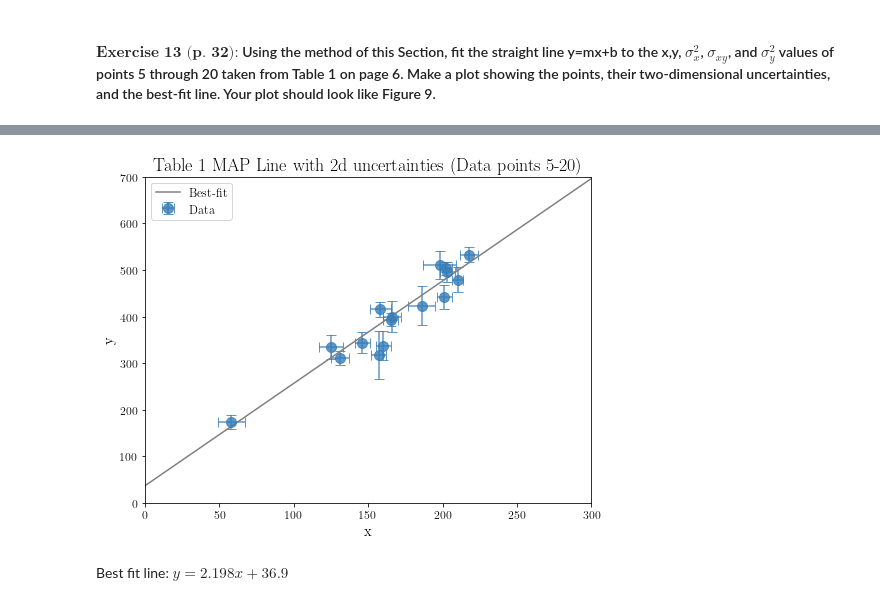
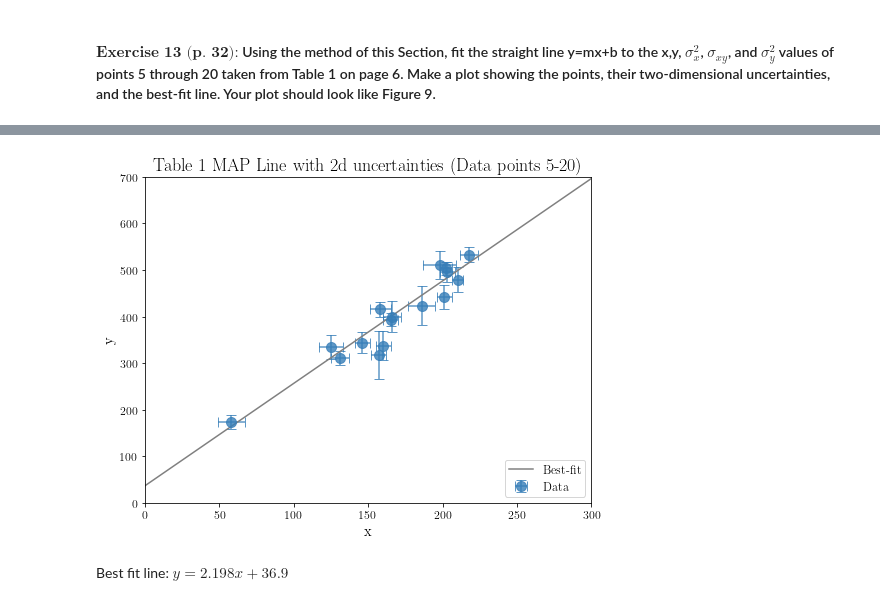
Before and after one commit to mwalder428/MiniProjects, a Jupyter notebook: data_analysis/FittingData2ModelEx.ipynb, the cells around one changed output, grey strips where cells are left out. Saved outputs shown, nothing was run; the diff lists cells and outputs as text; code cells hidden in the pictures.

```diff
--- a/data_analysis/FittingData2ModelEx.ipynb
+++ b/data_analysis/FittingData2ModelEx.ipynb
@@ -406,9 +406,9 @@ def lnlikelihood(params,*args,**kwargs):
         return -np.inf
 
     #likelihood equation (combination of 2 gaussians)
-    #if completing exercise 7, rerun this cell but replate sigma_y with sigma_y2 array
-    straightline = (1-Pb)*np.exp(-(y - m*x - b)**2./(2.*sigma_y**2.))/np.sqrt(2.*np.pi*sigma_y**2.)
-    outliers = Pb*np.exp(-(y - Yb)**2./(2.*(Vb + sigma_y**2.)))/np.sqrt(2.*np.pi*(Vb + sigma_y**2.))
+    #if completing exercise 7, rerun this cell but replace sigma_y with sigma_y2 array
+    straightline = (1-Pb)*np.exp(-(y - m*x - b)**2./(2.*sigma_y2**2.))/np.sqrt(2.*np.pi*sigma_y2**2.)
+    outliers = Pb*np.exp(-(y - Yb)**2./(2.*(Vb + sigma_y2**2.)))/np.sqrt(2.*np.pi*(Vb + sigma_y2**2.))
     lnlhood = np.sum(np.log(straightline + outliers))
 
     #return sum of prior and likelihood
@@ -443,7 +443,8 @@ array([  0.90453368,  79.17051423, 321.888339  ,   1.83266994,
 #mcmc package of choice is emcee which was imported in the first cell
 #following the instructions given in its documentation
 #create a filename to store the chains from the MCMC sample in an hdf5 file
-filename = "/insert/path/here/ex6.h5"
+#filename = "/home/madisonwalder/data_analysis/ex6.h5"   #for ex6
+filename = "/home/madisonwalder/data_analysis/ex7.h5"   #for ex7
 
 #stores chain produced by mcmc in HDF5 file
 backend = emcee.backends.HDFBackend(filename)
@@ -906,6 +907,6 @@ array([ 1.84675585, 41.16898385])
 # %%
 #look at emcee documentation
-filename = "/insert/path/here/ex13.h5"
+filename = "/home/madisonwalder/data_analysis/ex13.h5"
 
 #stores chain produced by mcmc in HDF5 file
 backend = emcee.backends.HDFBackend(filename)
@@ -941,36 +942,36 @@ b_maxL = np.unique(b_maxL)
 # %%
 #now plot!
 #set up the figure
 fig, ax = plt.subplots(1, 1, figsize=(8,6))
 fig.set_facecolor('white')
 
 #set fontsizes
 plt.xticks(fontsize=tick_label_size)
 plt.yticks(fontsize=tick_label_size)
 ax.set_xlabel(r"x", fontsize = label_size)
 ax.set_ylabel(r"y", fontsize = label_size)
 ax.set_title(r'Table 1 MAP Line with 2d uncertainties (Data points 5-20) ', fontsize = title_size)
 
 #set x and y limits
 ax.set_xlim(0,300)
 ax.set_ylim(0,700)
 
 #create array of x values for the line to extend beyond the data
 x_line = np.linspace(0, 300)
 
 #plot the data points
 ax.errorbar(x[4:], y[4:], fmt = 'o', yerr=sigma_y[4:], xerr = sigma_x[4:], markersize = ms, capsize = capsize, color = blue, alpha=alpha, label=r'Data')
 
 #plot the best-fit line
 ax.plot(x_line, m * x_line + b_maxL, color = 'gray', label='Best-fit')
 
 #make the legend
-ax.legend(fontsize='large')
+ax.legend(loc='lower right',fontsize='large')
 
 #save the figure
-fig.savefig('/insert/path/here/map_line_2d_uncertainties_points_5_20.png', bbox_inches = 'tight')
+fig.savefig('/home/madisonwalder/data_analysis/ex13_map_line_2d_uncertainties_points_5_20.png', bbox_inches = 'tight')
 # %% [output]
-[figure, old version]
+[figure, new version]
 # %%
 #compare results with Figure 9
 display(Markdown(r'Best fit line: $y = {}x + {}$'.format(np.round(m[0],3), np.round(b_maxL[0],1))))
```
Also changed, not shown: parts of 18 cells of this notebook, 14 other files.
